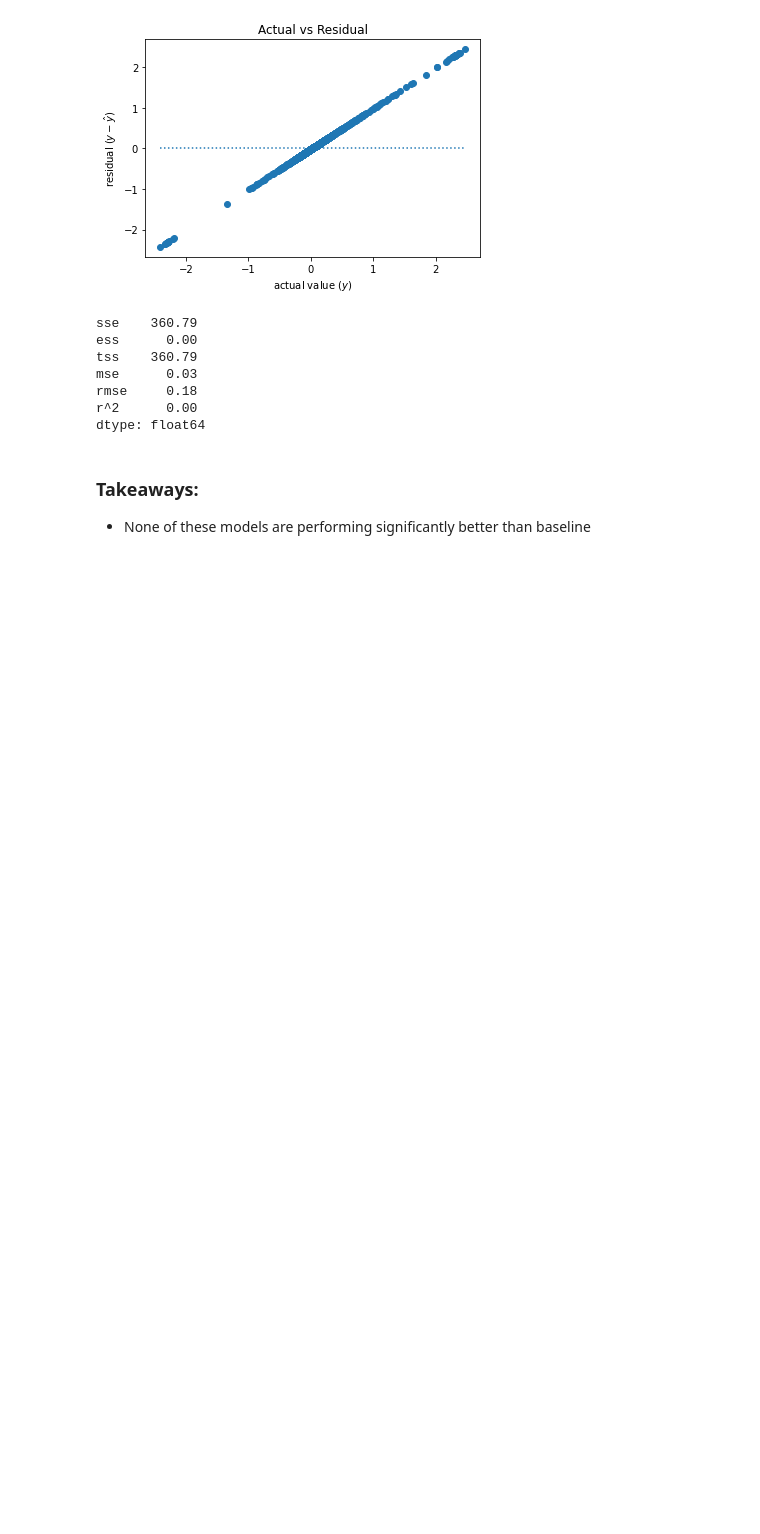
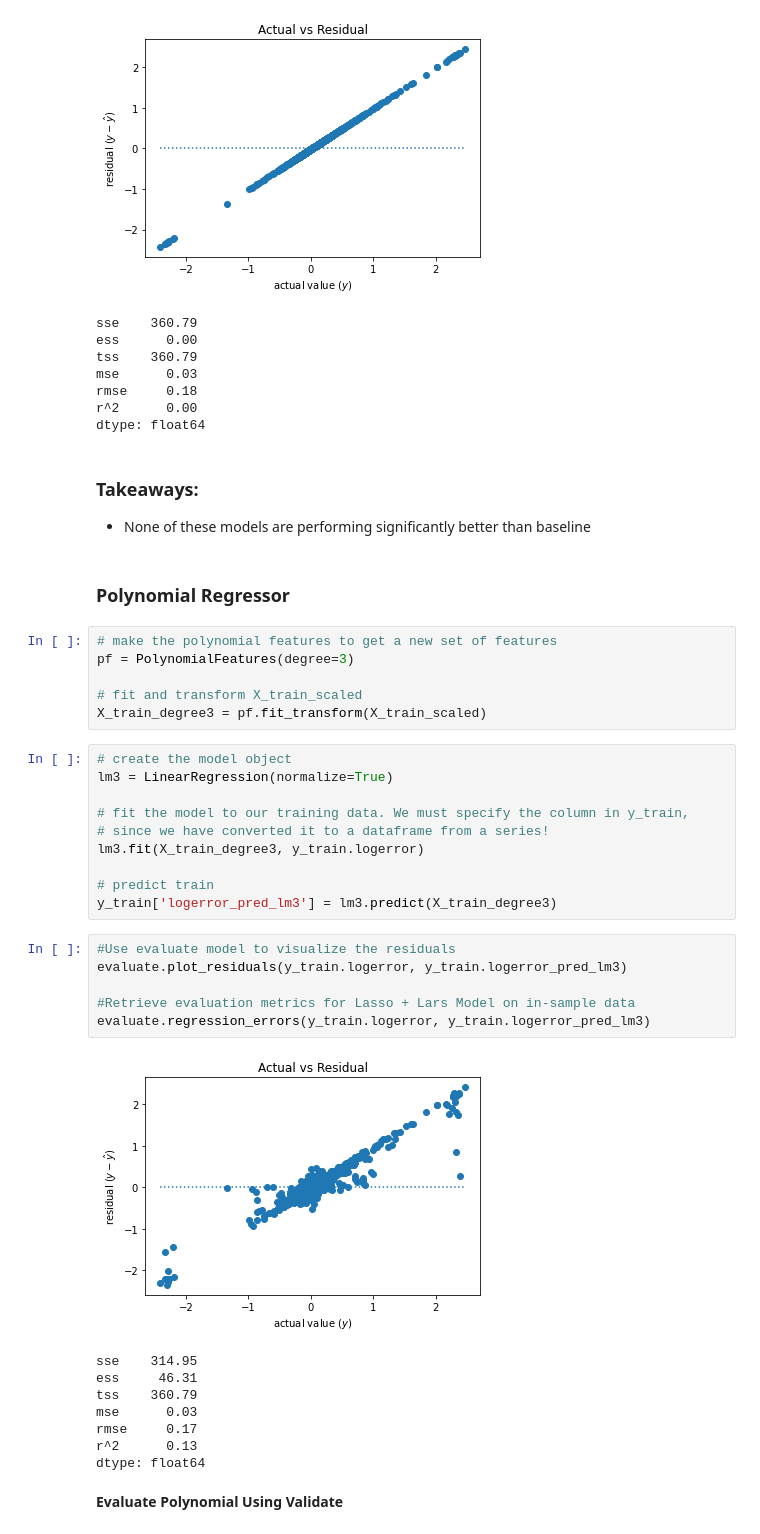
Before and after one commit to Gabriela-and-Justin/Zillow-Clustering-Project, a Jupyter notebook: orange_modeling.ipynb, the cells around one changed output. Drawn from its saved outputs; the diff is of its cells as text; blank space fills up the shorter version.

Commit message:
orange county modeling complete

```diff
--- a/orange_modeling.ipynb
+++ b/orange_modeling.ipynb
@@ -291,3 +291,38 @@ dtype: float64
 # %% [markdown]
 ### Takeaways:
 - None of these models are performing significantly better than baseline
+# %% [markdown]
+### Polynomial Regressor
+# %%
+# make the polynomial features to get a new set of features
+pf = PolynomialFeatures(degree=3)
+
+# fit and transform X_train_scaled
+X_train_degree3 = pf.fit_transform(X_train_scaled)
+# %%
+# create the model object
+lm3 = LinearRegression(normalize=True)
+
+# fit the model to our training data. We must specify the column in y_train,
+# since we have converted it to a dataframe from a series!
+lm3.fit(X_train_degree3, y_train.logerror)
+
+# predict train
+y_train['logerror_pred_lm3'] = lm3.predict(X_train_degree3)
+# %%
+#Use evaluate model to visualize the residuals
+evaluate.plot_residuals(y_train.logerror, y_train.logerror_pred_lm3)
+
+#Retrieve evaluation metrics for Lasso + Lars Model on in-sample data
+evaluate.regression_errors(y_train.logerror, y_train.logerror_pred_lm3)
+# %% [output]
+[figure, added]
+sse    314.95
+ess     46.31
+tss    360.79
+mse      0.03
+rmse     0.17
+r^2      0.13
+dtype: float64
+# %% [markdown]
+**Evaluate Polynomial Using Validate**
```
Also changed, not shown: parts of 4 cells of this notebook.
